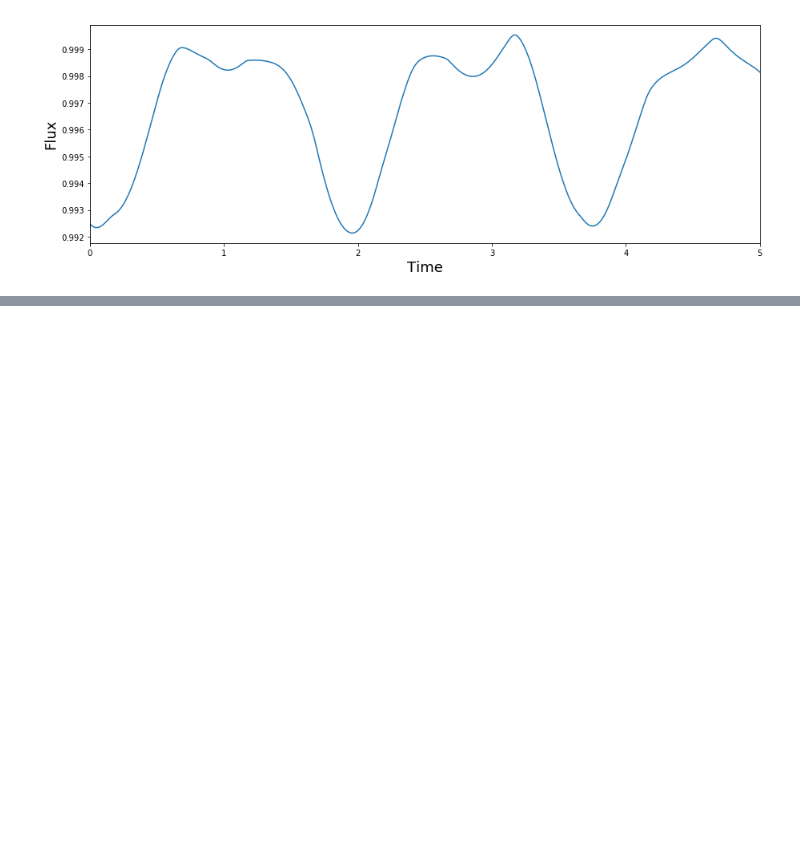
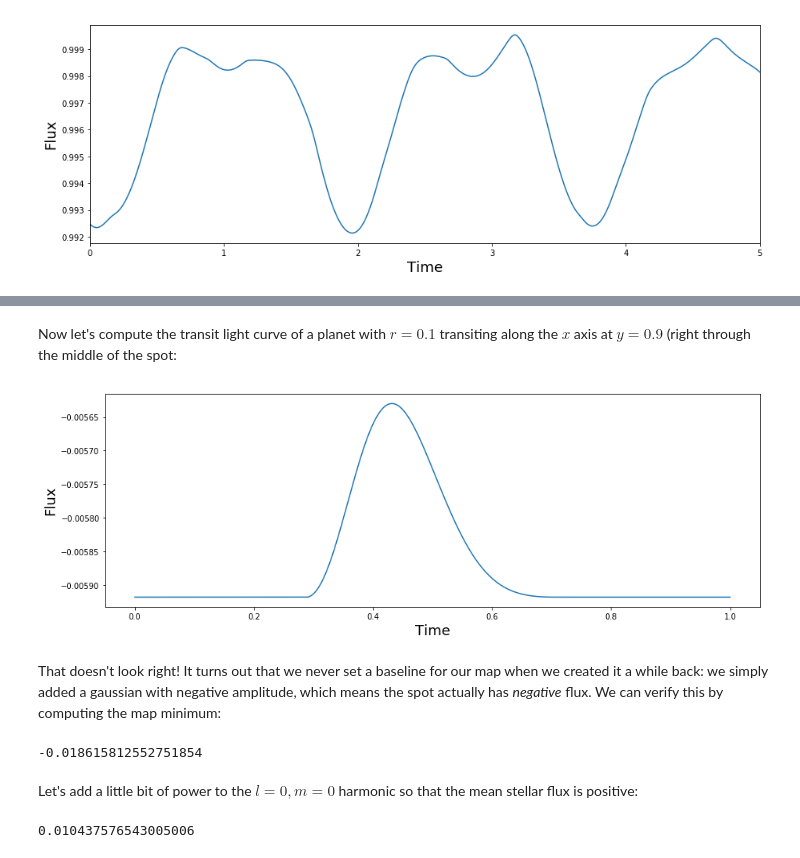
Before and after one commit to rodluger/starry, a Jupyter notebook: docs/tutorials/spottedstar.ipynb, the cells around one changed output, grey strips where cells are left out. Saved outputs shown, nothing was run; the diff lists cells and outputs as text; code cells hidden in the pictures; blank space fills up the shorter version.

```diff
--- a/docs/tutorials/spottedstar.ipynb
+++ b/docs/tutorials/spottedstar.ipynb
@@ -107,0 +114,6 @@ ax.set_xlabel("Time", fontsize=18);
+# %%
+lmax = 10
+star = starry.Map(lmax)
+for l in range(lmax + 1):
+    for m in range(-l, l + 1):
+        star[l, m] = spot[3][l, m]
@@ -107,0 +126,22 @@ ax.set_xlabel("Time", fontsize=18);
+# %% [markdown]
+Now let's compute the transit light curve of a planet with $r = 0.1$ transiting along the $x$ axis at $y = 0.9$ (right through the middle of the spot:
+# %%
+fig, ax = pl.subplots(1, figsize=(15, 5))
+pl.plot(np.linspace(0, 1, 1000), star.flux(ro=0.1, xo=np.linspace(-1.5, 1.5, 1000), yo=0.9));
+pl.ylabel("Flux", fontsize=18);
+pl.xlabel("Time", fontsize=18);
+# %% [output]
+[figure, added]
+# %% [markdown]
+That doesn't look right! It turns out that we never set a baseline for our map when we created it a while back: we simply added a gaussian with negative amplitude, which means the spot actually has *negative* flux. We can verify this by computing the map minimum:
+# %%
+star.minimum()
+# %% [output]
+-0.018615812552751854
+# %% [markdown]
+Let's add a little bit of power to the $l = 0, m = 0$ harmonic so that the mean stellar flux is positive:
+# %%
+star[0, 0] = 0.1
+star.minimum()
+# %% [output]
+0.010437576543005006
```
Also changed, not shown: parts of 13 cells of this notebook, 14 other files.
